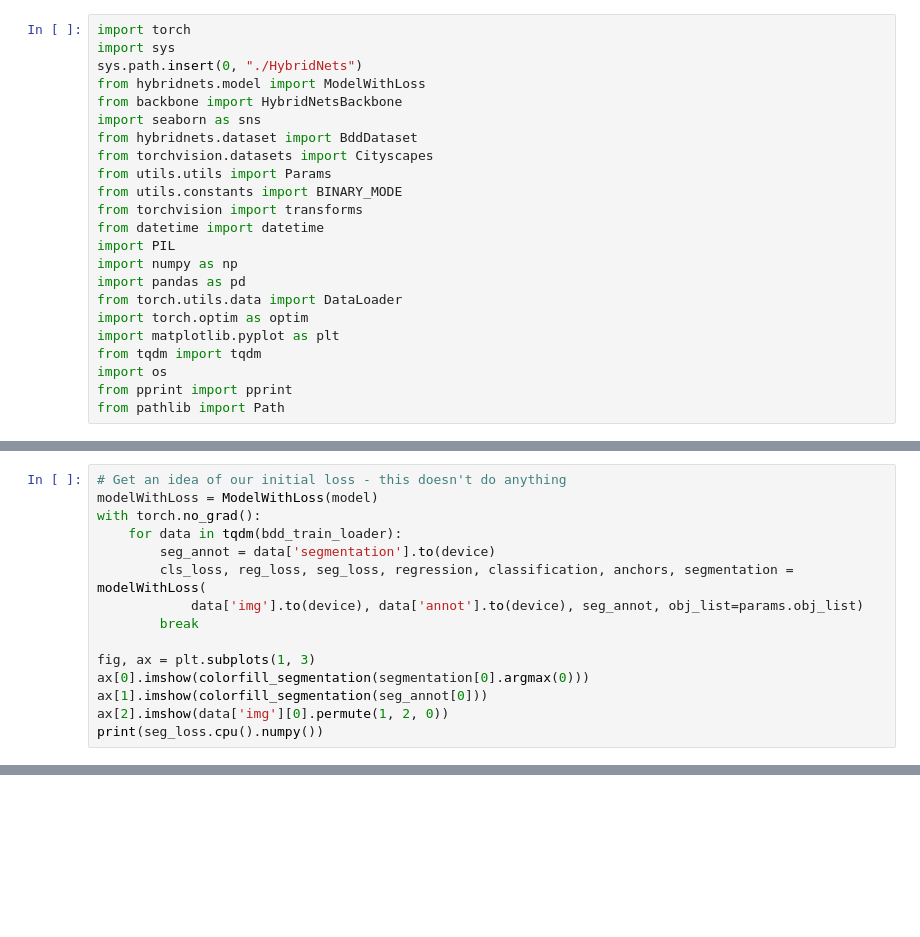
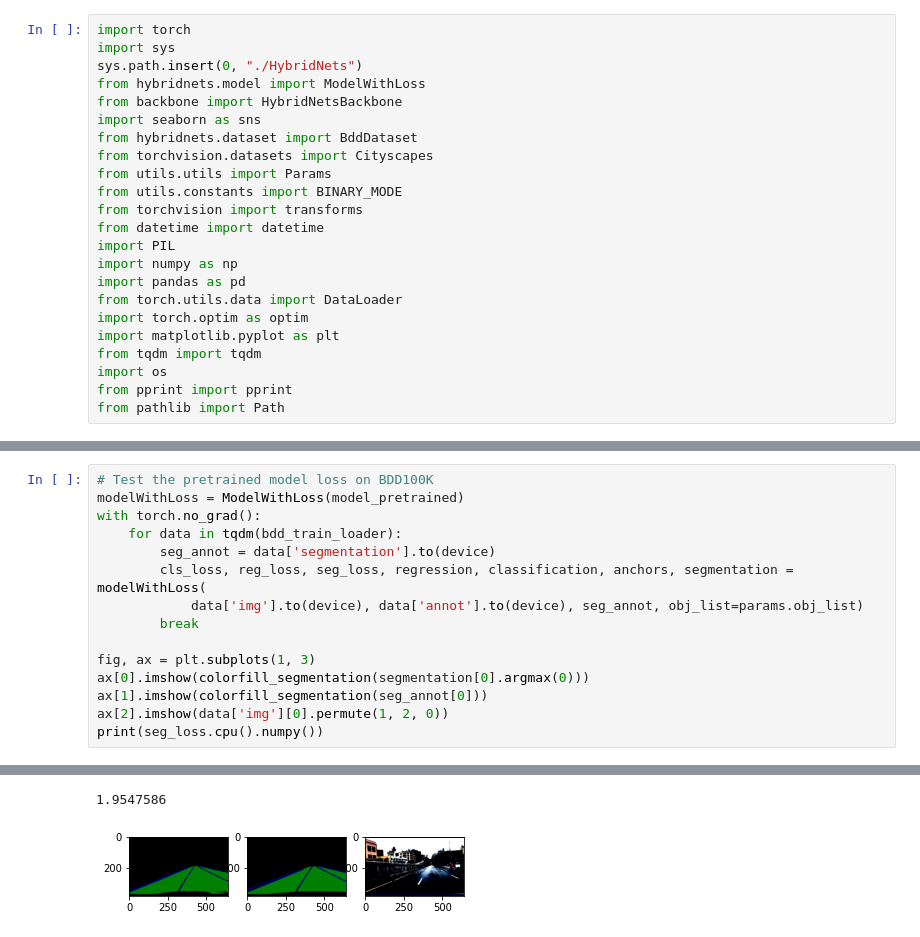
Before and after one commit to JakobWyatt/smart-wheelchair, a Jupyter notebook: colab/TrainSegModels_HybridNets.ipynb, the cells around one changed output, grey strips where cells are left out. Saved outputs shown, nothing was run; the diff lists cells and outputs as text; blank space fills up the shorter version.

```diff
--- a/colab/TrainSegModels_HybridNets.ipynb
+++ b/colab/TrainSegModels_HybridNets.ipynb
@@ -215,8 +269,8 @@ def evaluateAndSaveCityscapes(model, epoch, train_loss):
         'model': model.model.state_dict(),
     }, f"drive/MyDrive/Thesis/models/hybridnet/{dt} epoch {epoch}.pth")
 # %%
-# Get an idea of our initial loss - this doesn't do anything
-modelWithLoss = ModelWithLoss(model)
+# Test the pretrained model loss on BDD100K
+modelWithLoss = ModelWithLoss(model_pretrained)
 with torch.no_grad():
     for data in tqdm(bdd_train_loader):
         seg_annot = data['segmentation'].to(device)
@@ -234 +288,3 @@ AttributeError: ignored
+1.9547586
+[figure, added]
 # %%
```
Also changed, not shown: parts of 19 cells of this notebook.
